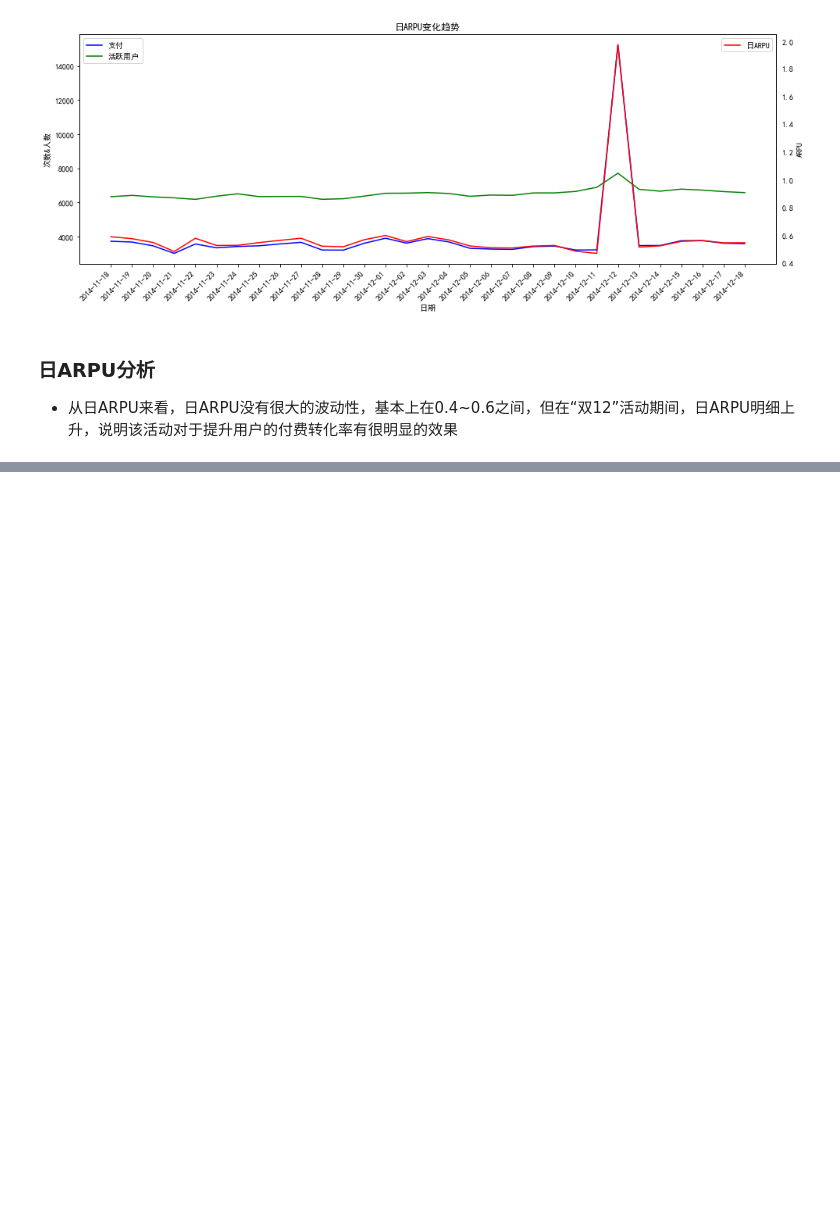
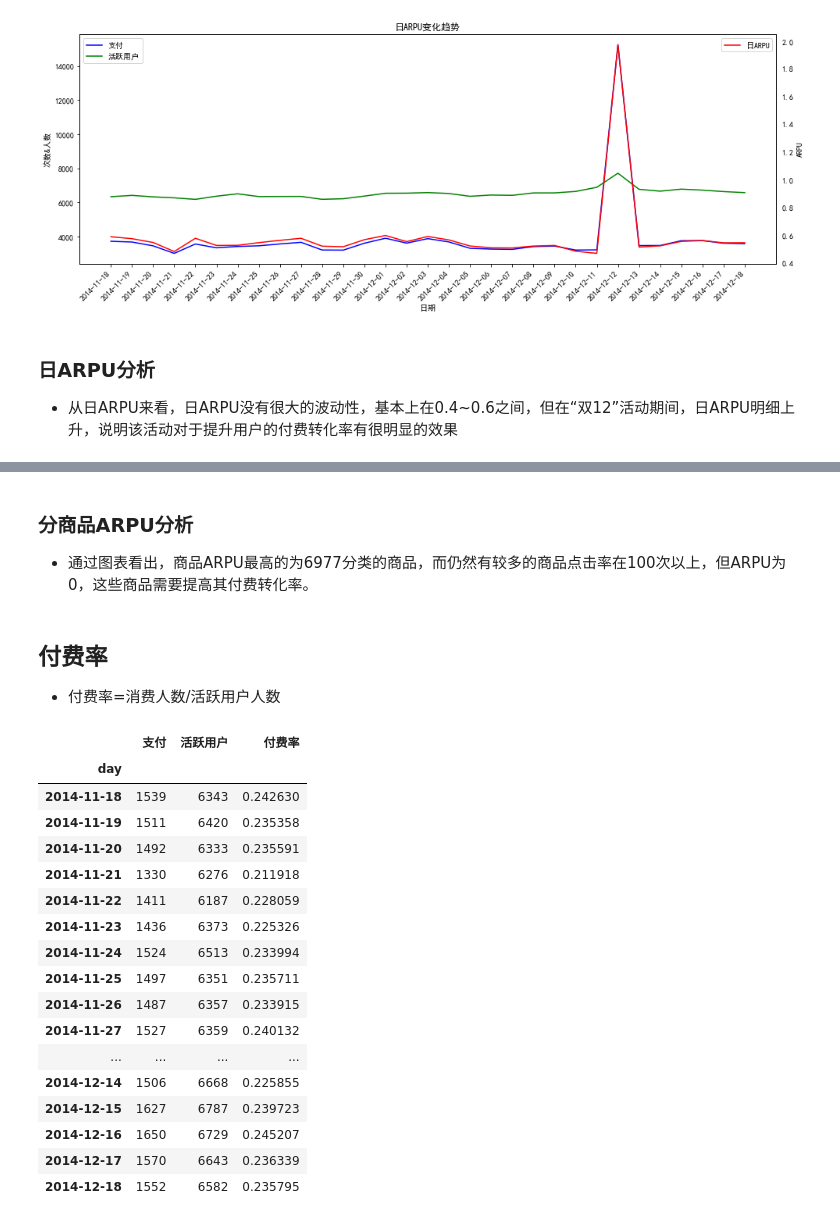
Before and after one commit to renjel/kesci, a Jupyter notebook: User Behavior Data on Taobao App/Untitled.ipynb, the cells around one changed output, grey strips where cells are left out. Cells and saved outputs as stored; diff of their text form; code cells hidden in the pictures; blank space fills up the shorter version.

```diff
--- a/User Behavior Data on Taobao App/Untitled.ipynb
+++ b/User Behavior Data on Taobao App/Untitled.ipynb
@@ -396,0 +439,33 @@ plt.show()
+# %% [markdown]
+### 分商品ARPU分析
++ 通过图表看出，商品ARPU最高的为6977分类的商品，而仍然有较多的商品点击率在100次以上，但ARPU为0，这些商品需要提高其付费转化率。
+# %% [markdown]
+## 付费率
++ 付费率=消费人数/活跃用户人数
+# %%
+# 活跃用户人数
+uv_view_day = data.groupby('day')['user_id'].nunique().to_frame()
+uv_view_day.columns = ['活跃用户']
+# 连接支付人数
+payR_day = uv_view_day.join(uv_day)[["支付","活跃用户"]]
+payR_day['付费率'] = payR_day['支付'] / payR_day['活跃用户']
+payR_day
+# %% [output]
+|  | 支付 | 活跃用户 | 付费率 |
+| day |  |  |  |
+| 2014-11-18 | 1539 | 6343 | 0.242630 |
+| 2014-11-19 | 1511 | 6420 | 0.235358 |
+| 2014-11-20 | 1492 | 6333 | 0.235591 |
+| 2014-11-21 | 1330 | 6276 | 0.211918 |
+| 2014-11-22 | 1411 | 6187 | 0.228059 |
+| 2014-11-23 | 1436 | 6373 | 0.225326 |
+| 2014-11-24 | 1524 | 6513 | 0.233994 |
+| 2014-11-25 | 1497 | 6351 | 0.235711 |
+| 2014-11-26 | 1487 | 6357 | 0.233915 |
+| 2014-11-27 | 1527 | 6359 | 0.240132 |
+| ... | ... | ... | ... |
+| 2014-12-14 | 1506 | 6668 | 0.225855 |
+| 2014-12-15 | 1627 | 6787 | 0.239723 |
+| 2014-12-16 | 1650 | 6729 | 0.245207 |
+| 2014-12-17 | 1570 | 6643 | 0.236339 |
+| 2014-12-18 | 1552 | 6582 | 0.235795 |
```
Also changed, not shown: parts of 19 cells of this notebook.
